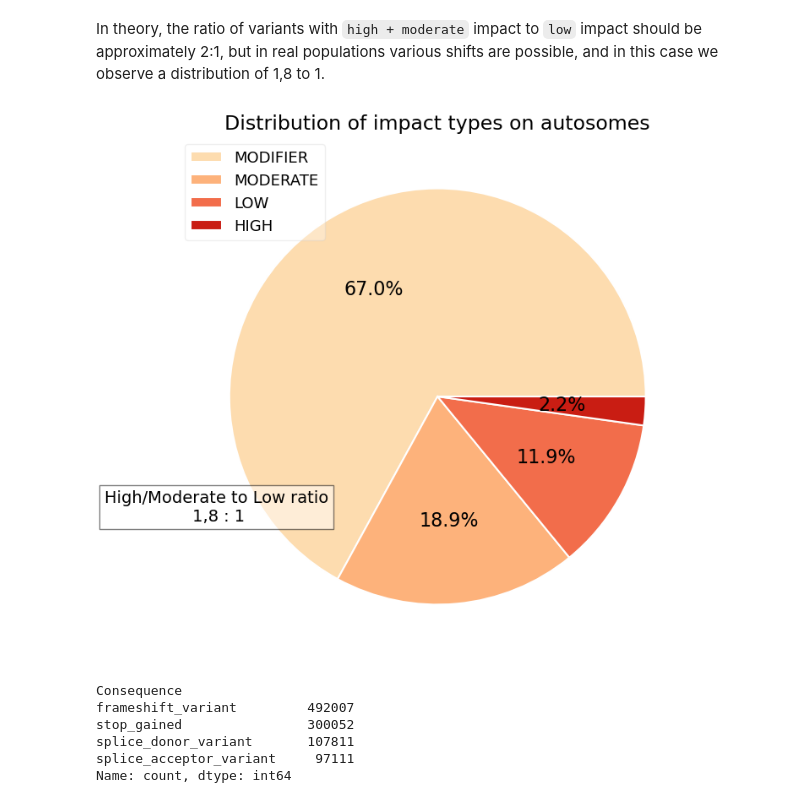
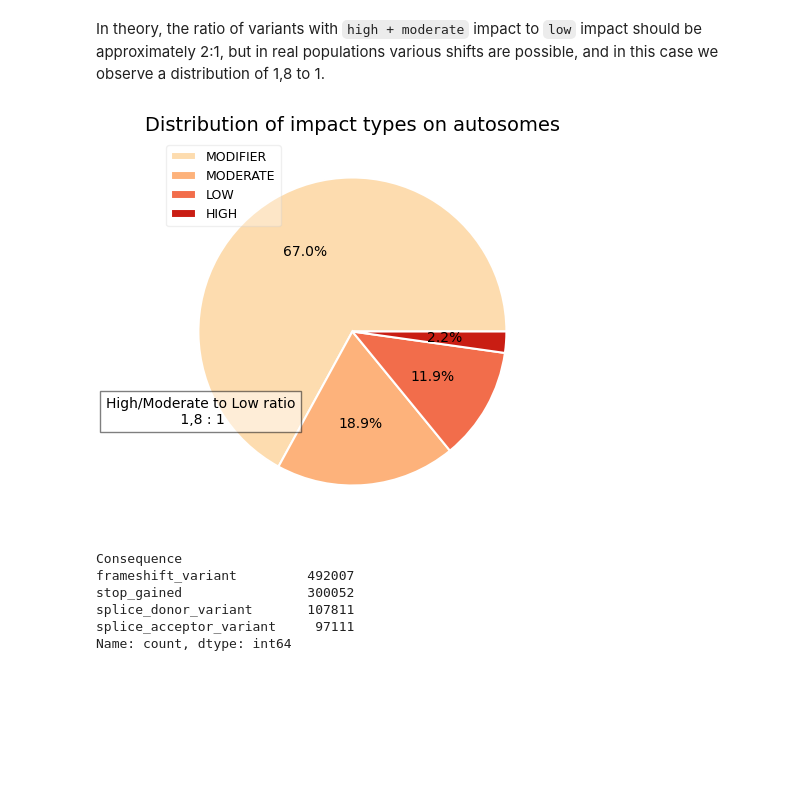
Before and after one commit to nastasia-iv/genvar, a Jupyter notebook: context_analysis/data_processing.ipynb, the cells around one changed output. Cells and saved outputs as stored; diff of their text form; code cells hidden in the pictures; blank space fills up the shorter version.

```diff
--- a/context_analysis/data_processing.ipynb
+++ b/context_analysis/data_processing.ipynb
@@ -144,28 +144,28 @@ In theory, the ratio of variants with `high + moderate` impact to `low` impact s
 # %%
 colors = list(sns.color_palette('OrRd', len(impact_counts)))
 
-plt.figure(figsize=(8, 8))
+plt.figure(figsize=(5, 5))
 labels = impact_counts.index
 #explode = [0.12, 0, 0, 0]
 plt.pie(impact_counts,
                             autopct='%1.1f%%',
-                            textprops={'fontsize': 16},
+                            textprops={'fontsize': 10},
                             #startangle=170,
                             colors=colors,
                             wedgeprops=dict(edgecolor='white',
                             linewidth=1.5),
                             #explode=explode
        )
 
-plt.legend(labels, loc='upper left', fontsize=13, framealpha = 0.3)
-plt.title('Distribution of impact types on autosomes', fontsize=17)
+plt.legend(labels, loc='upper left', fontsize=9, framealpha = 0.3)
+plt.title('Distribution of impact types on autosomes', fontsize=14)
 plt.text(-1.6, -0.6,
          'High/Moderate to Low ratio\n                 1,8 : 1',
-         fontsize=14, bbox=dict(facecolor='white', alpha=0.5))
+         fontsize=10, bbox=dict(facecolor='white', alpha=0.5))
 plt.savefig('images/impact_counts_autosomes.png', bbox_inches='tight', dpi=300)
 plt.show()
 # %% [output]
-[figure, old version]
+[figure, new version]
 # %%
 consequence_categories = ['stop_gained', 'frameshift_variant', 'splice_donor_variant', 'splice_acceptor_variant']
 consequences = all_chrom_df[all_chrom_df['Consequence'].isin(consequence_categories)]
```
Also changed, not shown: parts of 24 cells of this notebook.
